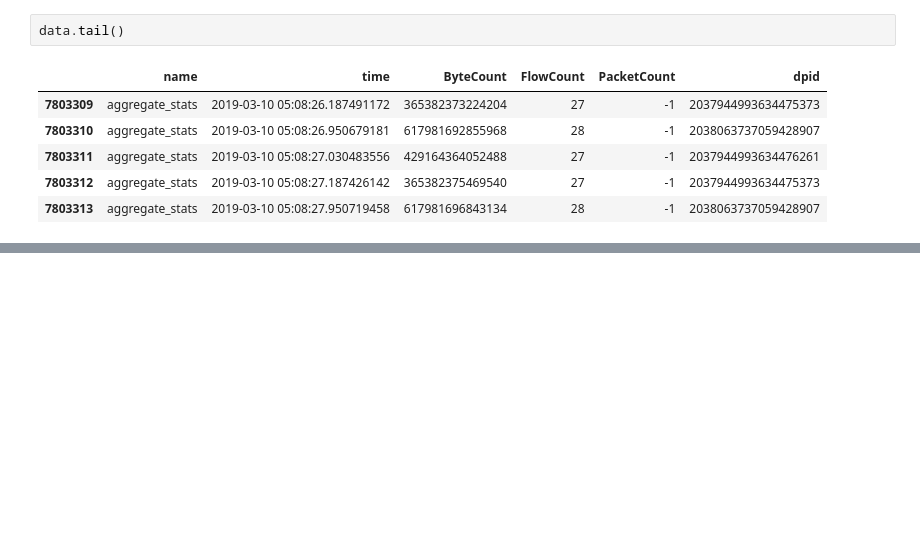
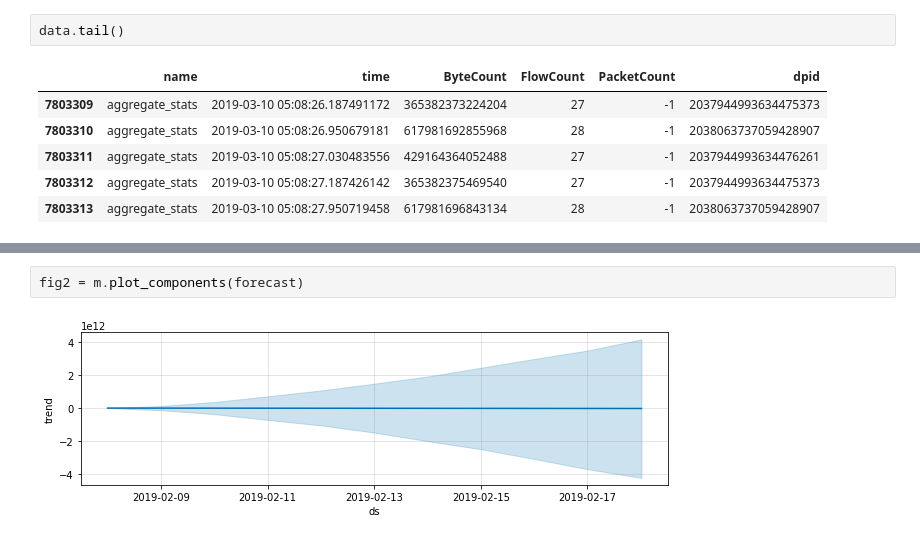
Before and after one commit to sangyun-han/kairos-project, a Jupyter notebook: network.ipynb, the cells around one changed output, grey strips where cells are left out. Saved outputs shown, nothing was run; the diff lists cells and outputs as text; blank space fills up the shorter version.

```diff
--- a/network.ipynb
+++ b/network.ipynb
@@ -40,0 +145,4 @@ data.tail()
+# %%
+fig2 = m.plot_components(forecast)
+# %% [output]
+[figure, added]
```
Also changed, not shown: parts of 18 cells of this notebook.
